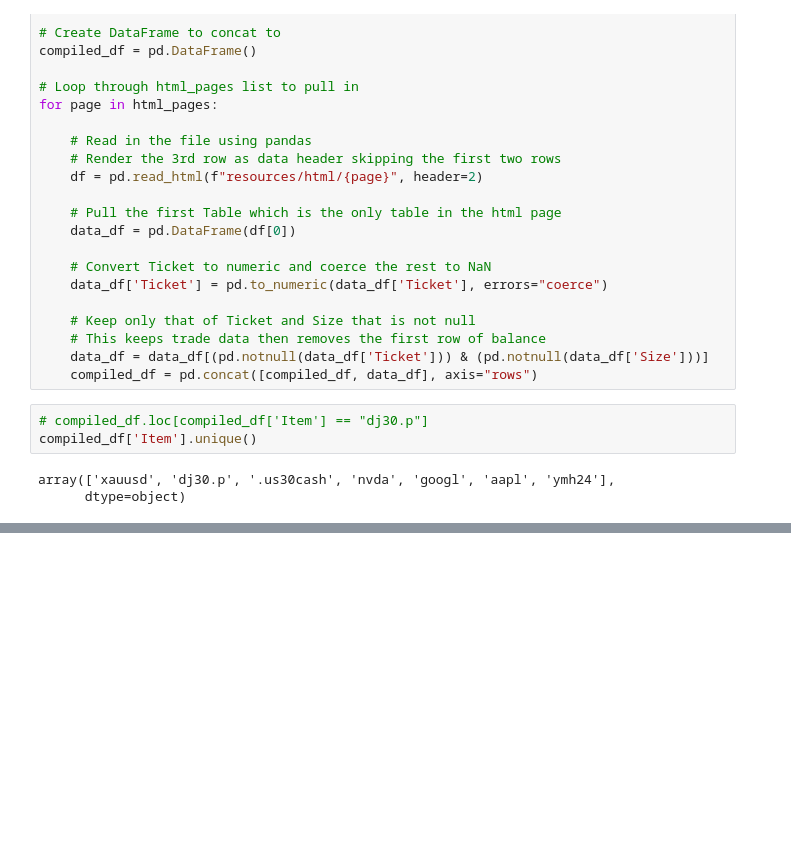
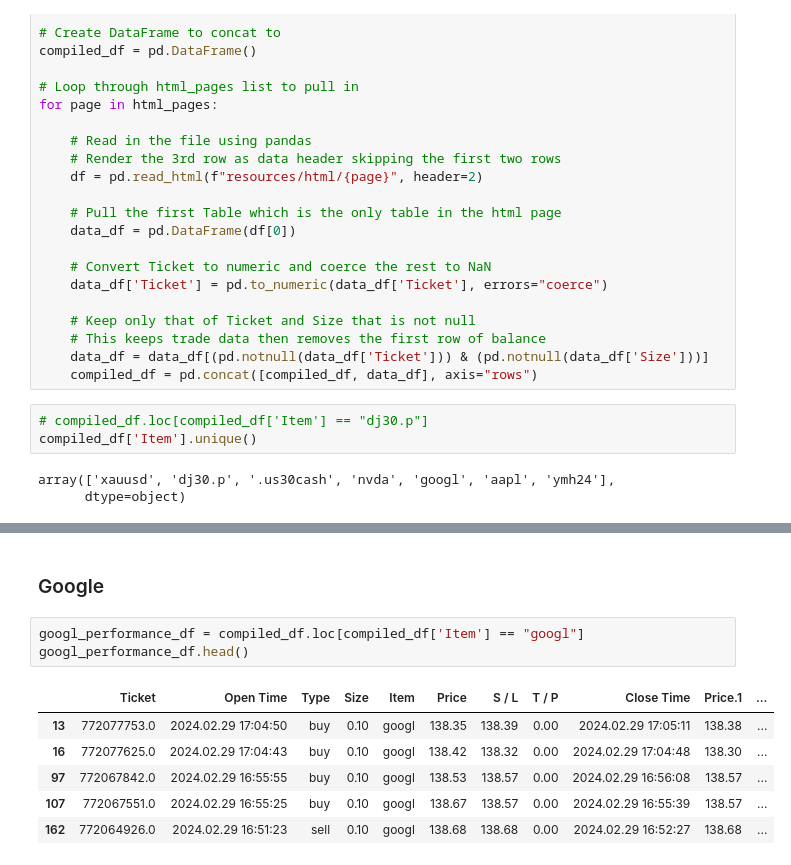
Before and after one commit to QueenofParts/Project2-Room2, a Jupyter notebook: ea_analysis.ipynb, the cells around one changed output, grey strips where cells are left out. Cells and saved outputs as stored; diff of their text form; blank space fills up the shorter version.

```diff
--- a/ea_analysis.ipynb
+++ b/ea_analysis.ipynb
@@ -36,0 +75,12 @@ array(['xauusd', 'dj30.p', '.us30cash', 'nvda', 'googl', 'aapl', 'ymh24'],
+# %% [markdown]
+### Google
+# %%
+googl_performance_df = compiled_df.loc[compiled_df['Item'] == "googl"]
+googl_performance_df.head()
+# %% [output]
+|  | Ticket | Open Time | Type | Size | Item | Price | S / L | T / P | Close Time | Price.1 | ... |
+| 13 | 772077753.0 | 2024.02.29 17:04:50 | buy | 0.10 | googl | 138.35 | 138.39 | 0.00 | 2024.02.29 17:05:11 | 138.38 | ... |
+| 16 | 772077625.0 | 2024.02.29 17:04:43 | buy | 0.10 | googl | 138.42 | 138.32 | 0.00 | 2024.02.29 17:04:48 | 138.30 | ... |
+| 97 | 772067842.0 | 2024.02.29 16:55:55 | buy | 0.10 | googl | 138.53 | 138.57 | 0.00 | 2024.02.29 16:56:08 | 138.57 | ... |
+| 107 | 772067551.0 | 2024.02.29 16:55:25 | buy | 0.10 | googl | 138.67 | 138.57 | 0.00 | 2024.02.29 16:55:39 | 138.57 | ... |
+| 162 | 772064926.0 | 2024.02.29 16:51:23 | sell | 0.10 | googl | 138.68 | 138.68 | 0.00 | 2024.02.29 16:52:27 | 138.68 | ... |
```
Also changed, not shown: parts of 46 cells of this notebook.
